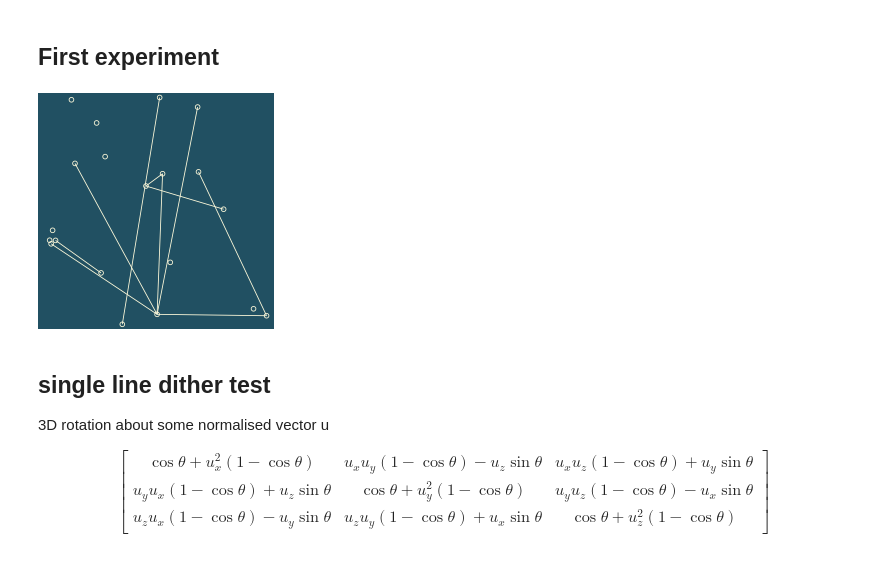
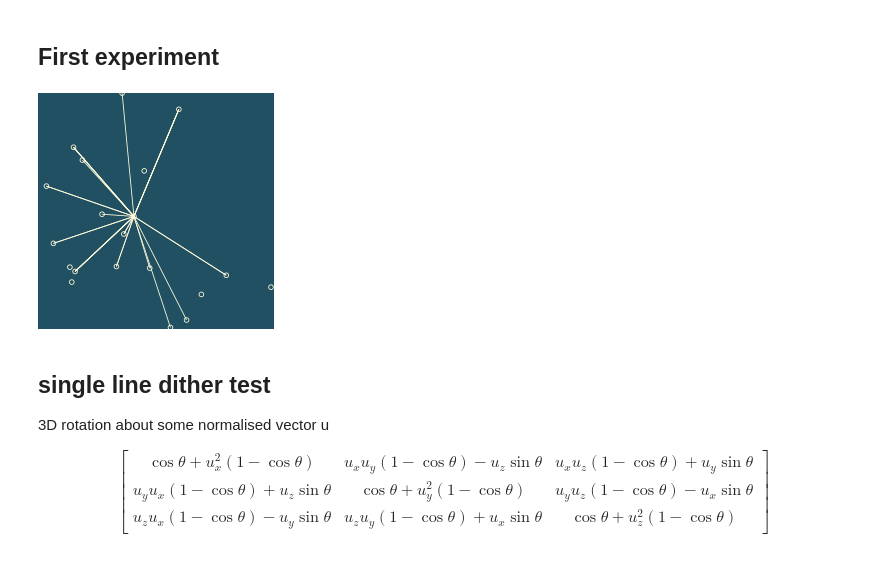
Before and after one commit to leobrowning92/lineart, a Jupyter notebook: first_lineart.ipynb, the cells around one changed output. Cells and saved outputs as stored; diff of their text form; code cells hidden in the pictures.

```diff
--- a/first_lineart.ipynb
+++ b/first_lineart.ipynb
@@ -26,20 +29,20 @@ debug = shape().stroke(red).width(0.5)
 # %%
 # page setup
 d = document(image_size, image_size, 'mm')
 page = d.addpage()
 page.place(background.rectangle(0,0,image_size,image_size))
 
 nodes = np.random.rand(20,2)*image_size
 
 for p in nodes:
     page.place(netstyle.circle(*p, 1))
-for i in range(10):
-    page.place(netstyle.line(*nodes[np.random.randint(len(nodes))],*nodes[np.random.randint(len(nodes))]))
+for i in range(30):
+    page.place(netstyle.line(*nodes[0],*nodes[np.random.randint(len(nodes))]))
 
 # Display image
 Image((page.image(kind='rgba', ppi=60).png()))
 # %% [output]
-[figure, old version]
+[figure, new version]
 # %% [markdown]
 ## single line dither test
 
```
Also changed, not shown: parts of 12 cells of this notebook, 3 other files.
